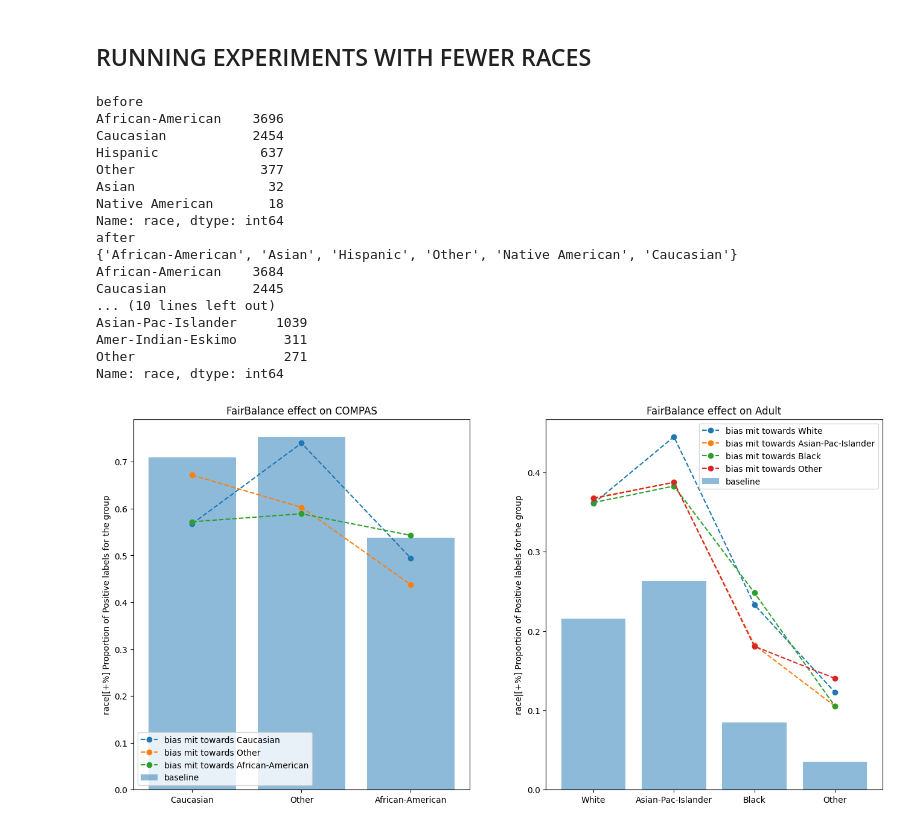
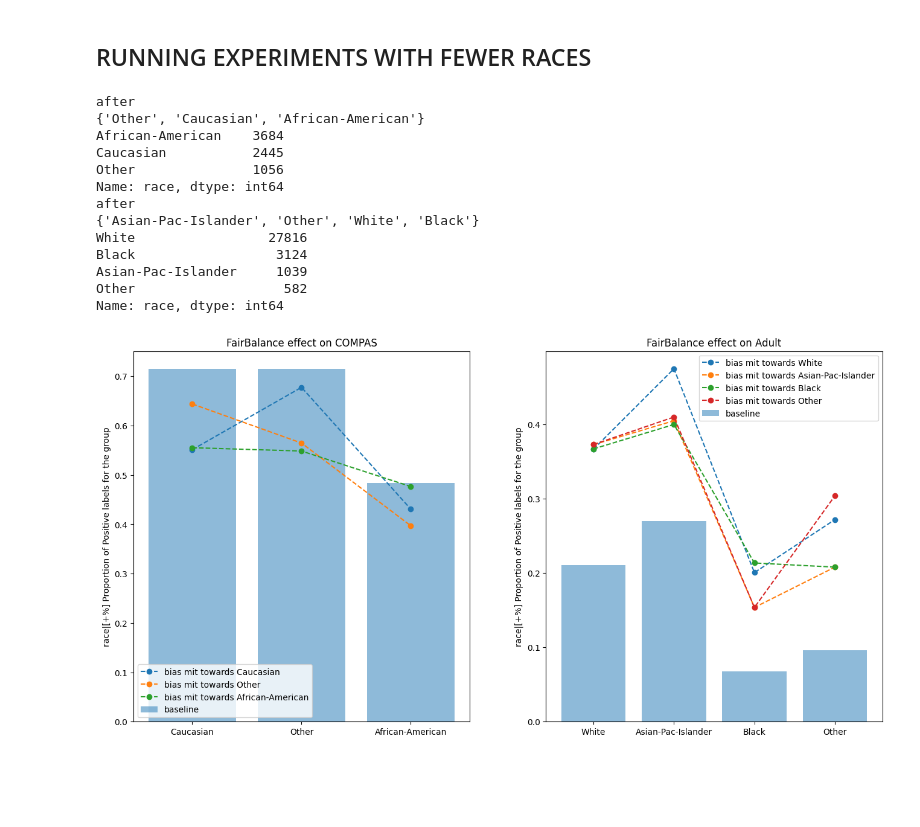
Before and after one commit to cmeinson/COMP0031_group_research, a Jupyter notebook: experiments.ipynb, the cells around one changed output. Cells and saved outputs as stored; diff of their text form; code cells hidden in the pictures; blank space fills up the shorter version.

```diff
--- a/experiments.ipynb
+++ b/experiments.ipynb
@@ -365,27 +364,23 @@ mls = { # bias mitigation method, ML algo, secondary ML alg, preprocessing, othe
 }
 # %%
 # proportion of positive lables for each race for one run
-##reps = 1
-##metric = 'race|'+Metrics.POS
-##run_fb_experiment_group(reps, metric, mls, ["race"])
+reps = 20
+metric = 'race|'+Metrics.POS
+run_fb_experiment_group(reps, metric, mls, ["race"])
 # same but bias mitigated for sex and race
-## run_experiment_group(reps, metric)
+run_experiment_group(reps, metric, mls)
 # %% [output]
-before
-African-American    3696
-Caucasian           2454
-Hispanic             637
-Other                377
-Asian                 32
-Native American       18
+after
+{'Other', 'Caucasian', 'African-American'}
+African-American    3684
+Caucasian           2445
+Other               1056
 Name: race, dtype: int64
 after
-{'African-American', 'Asian', 'Hispanic', 'Other', 'Native American', 'Caucasian'}
-African-American    3684
-Caucasian           2445
-... (10 lines left out)
+{'Asian-Pac-Islander', 'Other', 'White', 'Black'}
+White                 27816
+Black                  3124
 Asian-Pac-Islander     1039
-Amer-Indian-Eskimo      311
-Other                   271
+Other                   582
 Name: race, dtype: int64
-[figure, old version]
+[figure, new version]
```
Also changed, not shown: parts of 2 cells of this notebook, 3 other files.
